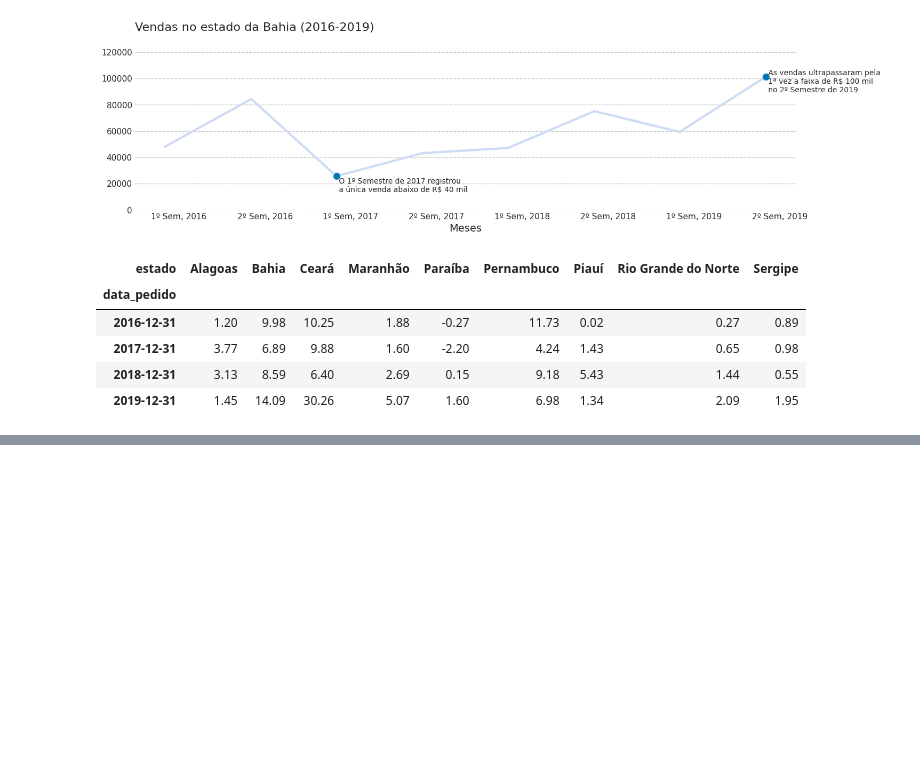
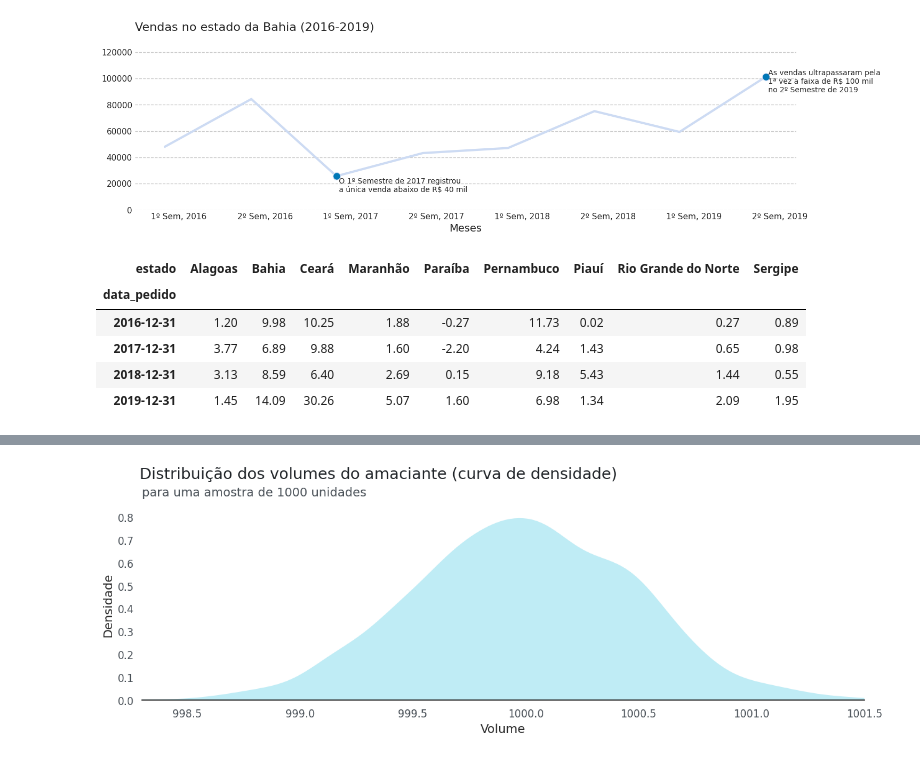
Before and after one commit to Matheus-Pombeiro/dataviz_comparison_distribution_charts, a Jupyter notebook: comparison_distribution_charts.ipynb, the cells around one changed output, grey strips where cells are left out. Drawn from its saved outputs; the diff is of its cells as text; code cells hidden in the pictures; blank space fills up the shorter version.

```diff
--- a/comparison_distribution_charts.ipynb
+++ b/comparison_distribution_charts.ipynb
@@ -1232,0 +1292,32 @@ fig.show()
+# %%
+# Gerando a função que desenha a Densidade
+
+def grafico_densidade():
+  # Importando as bibliotecas
+  import matplotlib.pyplot as plt
+  import seaborn as sns
+
+  # Área do gráfico e tema da visualização
+  fig, ax = plt.subplots(figsize=(15,4))
+  sns.set_theme(style="white")
+
+  # Plottando um gráfico de densidade
+  ax = sns.kdeplot(data=vol_amaciante, x='Volume', color=AZUL3, lw=0, fill=True)
+
+  # Personalizando o gráfico
+  plt.suptitle('Distribuição dos volumes do amaciante (curva de densidade)', size=18, color=CINZA1, ha = 'right', x = 0.635, y = 1.05)
+  plt.title('para uma amostra de 1000 unidades', fontsize=14, color=CINZA2, pad = 15, loc = "left")
+  ax.set_xlabel('Volume', fontsize = 14)
+  ax.set_ylabel('Densidade', fontsize = 14)
+  ax.xaxis.set_tick_params(labelsize=12, labelcolor = CINZA2)
+  ax.yaxis.set_tick_params(labelsize=12, labelcolor = CINZA2)
+  ax.set_xlim(vol_amaciante.Volume.min(), vol_amaciante.Volume.max())
+  sns.despine(left = True)
+
+  # Retornando o gráfico
+  return ax
+
+# Chamando a função
+ax = grafico_densidade()
+# %% [output]
+[figure, added]
```
Also changed, not shown: parts of 14 cells of this notebook.
